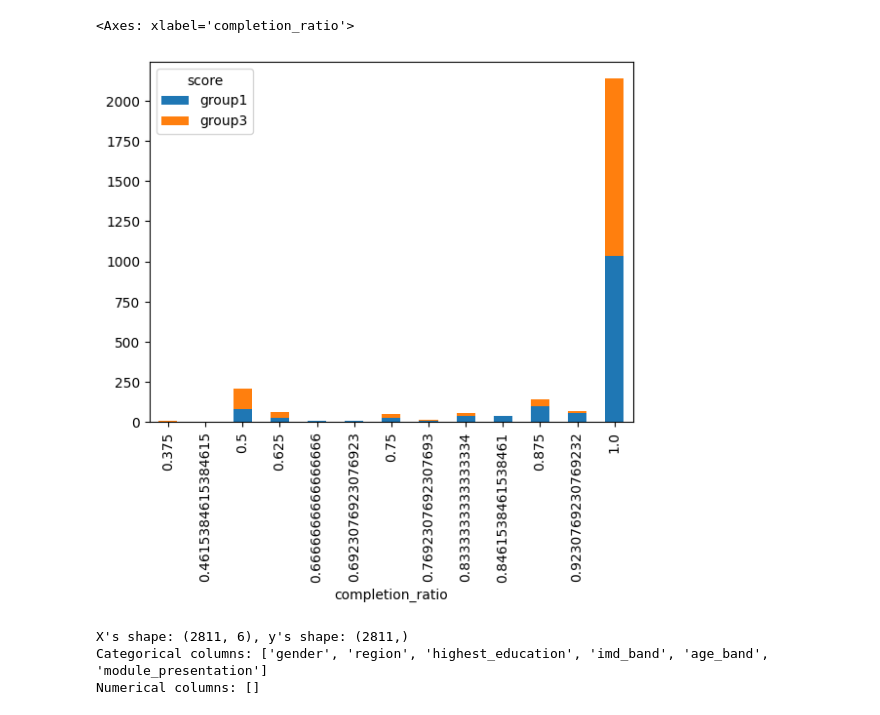
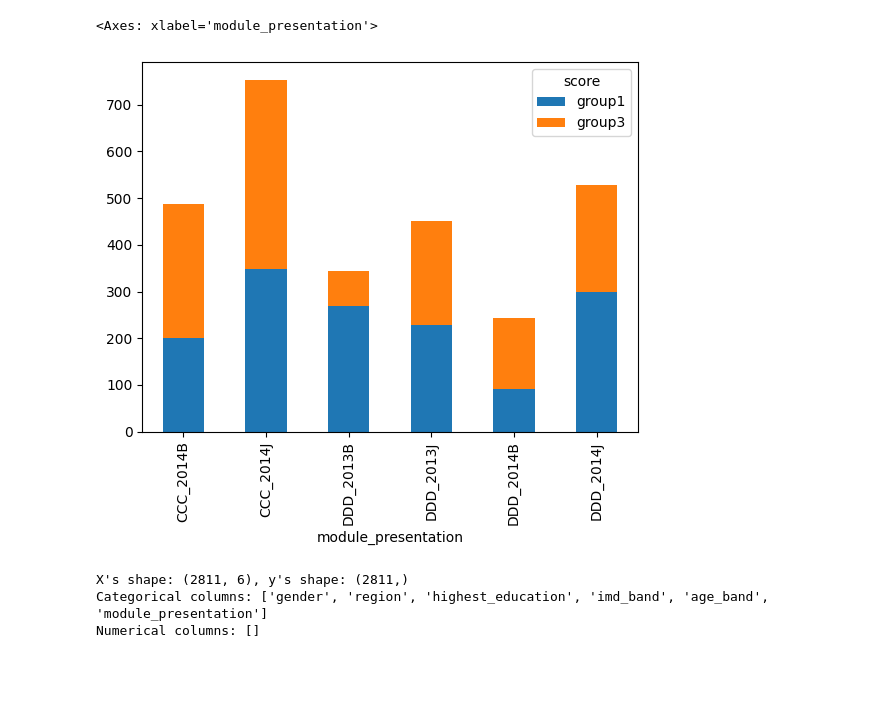
Before and after one commit to Chia-Chi-Shen/oulad, a Jupyter notebook: dl.ipynb, the cells around one changed output. Drawn from its saved outputs; the diff is of its cells as text; code cells hidden in the pictures; blank space fills up the shorter version.

```diff
--- a/dl.ipynb
+++ b/dl.ipynb
@@ -150,13 +221,13 @@ Background stored in masker: (100, 39)
 # %%
 df = pd.read_csv('data_0611_4.csv')
 # 先做交叉表，計算每個 module_presentation 裡每個 score_group 的學生數量
-count_table = pd.crosstab(df['completion_ratio'], df['score'])
+count_table = pd.crosstab(df['module_presentation'], df['score'])
 
 # 畫 grouped bar chart
 count_table.plot(kind='bar', stacked=True, color=['#1f77b4', '#ff7f0e'])
 # %% [output]
-<Axes: xlabel='completion_ratio'>
+<Axes: xlabel='module_presentation'>
-[figure, old version]
+[figure, new version]
 # %%
 df = pd.read_csv('data_0521.csv')
 base_df = df[['score', 'gender', 'region', 'highest_education', 'imd_band', 'age_band', 'module_presentation',]]
```
Also changed, not shown: parts of 5 cells of this notebook, 2 other files.
